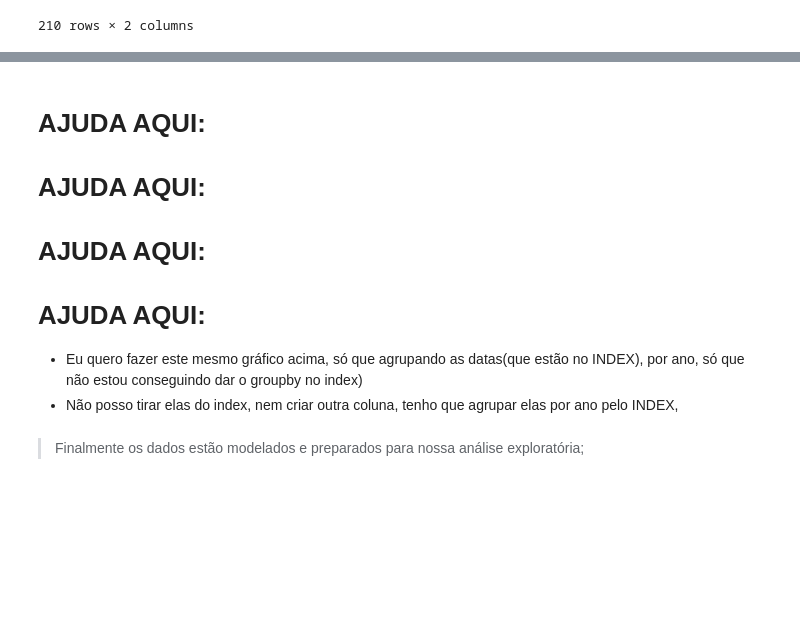
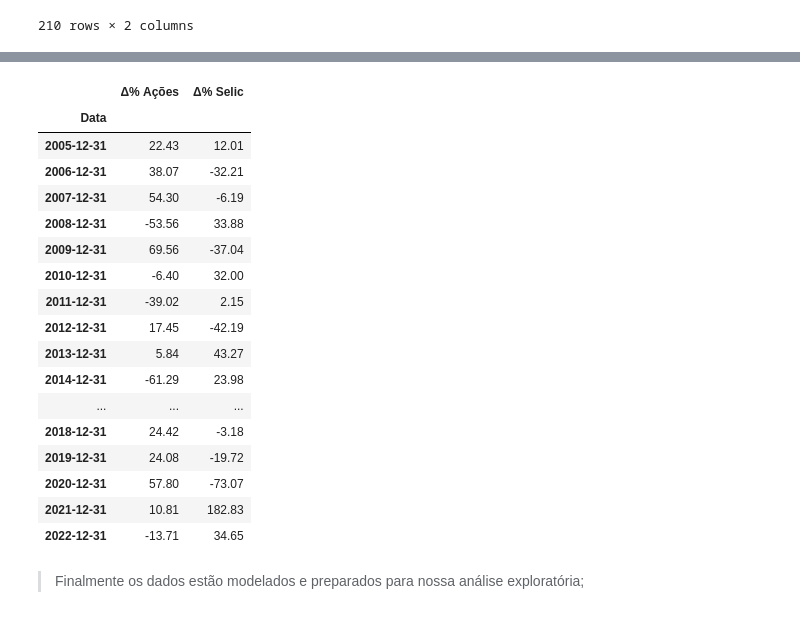
Before and after one commit to kauebr/Insights, a Jupyter notebook: Setor Siderúrgico Nacional/2 Entrega - Cliclo 2/Passo 06 - Análise exploratória/Jupyter Notebooks/Analise exploratória.ipynb, the cells around one changed output, grey strips where cells are left out. Cells and saved outputs as stored; diff of their text form; code cells hidden in the pictures; blank space fills up the shorter version.

```diff
--- a/Setor Siderúrgico Nacional/2 Entrega - Cliclo 2/Passo 06 - Análise exploratória/Jupyter Notebooks/Analise exploratória.ipynb
+++ b/Setor Siderúrgico Nacional/2 Entrega - Cliclo 2/Passo 06 - Análise exploratória/Jupyter Notebooks/Analise exploratória.ipynb
@@ -176,10 +176,25 @@ df_var.plot(figsize=(18,10))
-# %% [markdown]
-# AJUDA AQUI:
-# AJUDA AQUI:
-# AJUDA AQUI:
-# AJUDA AQUI:
-* Eu quero fazer este mesmo gráfico acima, só que agrupando as datas(que estão no INDEX), por ano, só que não estou conseguindo dar o groupby no index)
-* Não posso tirar elas do index, nem criar outra coluna, tenho que agrupar elas por ano pelo INDEX,
+# %%
+dfx = df_var.reset_index()
+dfx.groupby(pd.Grouper(key='Data', freq='Y')).sum()
+# %% [output]
+|  | Δ% Ações | Δ% Selic |
+| Data |  |  |
+| 2005-12-31 | 22.43 | 12.01 |
+| 2006-12-31 | 38.07 | -32.21 |
+| 2007-12-31 | 54.30 | -6.19 |
+| 2008-12-31 | -53.56 | 33.88 |
+| 2009-12-31 | 69.56 | -37.04 |
+| 2010-12-31 | -6.40 | 32.00 |
+| 2011-12-31 | -39.02 | 2.15 |
+| 2012-12-31 | 17.45 | -42.19 |
+| 2013-12-31 | 5.84 | 43.27 |
+| 2014-12-31 | -61.29 | 23.98 |
+| ... | ... | ... |
+| 2018-12-31 | 24.42 | -3.18 |
+| 2019-12-31 | 24.08 | -19.72 |
+| 2020-12-31 | 57.80 | -73.07 |
+| 2021-12-31 | 10.81 | 182.83 |
+| 2022-12-31 | -13.71 | 34.65 |
 # %% [markdown]
 > Finalmente os dados estão modelados e preparados para nossa análise exploratória;
 # %% [markdown]
```
Also changed, not shown: parts of 2 cells of this notebook.
